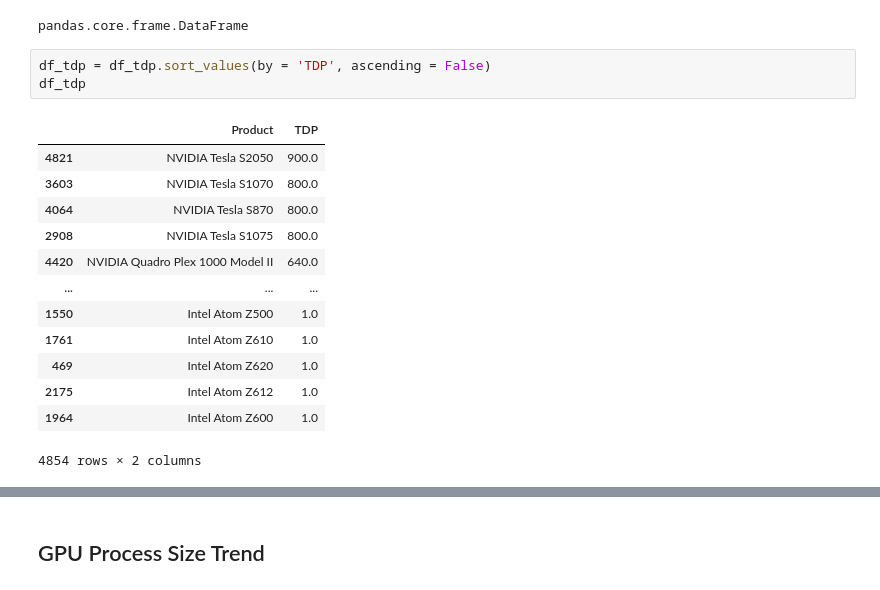
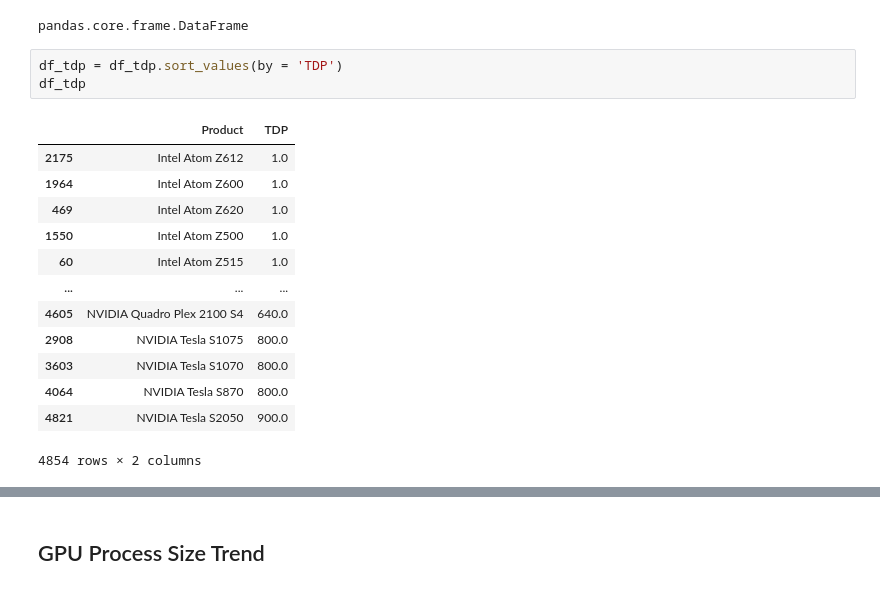
Before and after one commit to qelzli/MATHEDA-V-TOLENTINO, a Jupyter notebook: WK7 Data Visualization/Exercise/WK7-Data-Visualization.ipynb, the cells around one changed output, grey strips where cells are left out. Drawn from its saved outputs; the diff is of its cells as text.

```diff
--- a/WK7 Data Visualization/Exercise/WK7-Data-Visualization.ipynb
+++ b/WK7 Data Visualization/Exercise/WK7-Data-Visualization.ipynb
@@ -137,21 +137,21 @@ type(df_tdp)
 # %% [output]
 pandas.core.frame.DataFrame
 # %%
-df_tdp = df_tdp.sort_values(by = 'TDP', ascending = False)
+df_tdp = df_tdp.sort_values(by = 'TDP')
 df_tdp
 # %% [output]
 |  | Product | TDP |
-| 4821 | NVIDIA Tesla S2050 | 900.0 |
+| 2175 | Intel Atom Z612 | 1.0 |
+| 1964 | Intel Atom Z600 | 1.0 |
+| 469 | Intel Atom Z620 | 1.0 |
+| 1550 | Intel Atom Z500 | 1.0 |
+| 60 | Intel Atom Z515 | 1.0 |
+| ... | ... | ... |
+| 4605 | NVIDIA Quadro Plex 2100 S4 | 640.0 |
+| 2908 | NVIDIA Tesla S1075 | 800.0 |
 | 3603 | NVIDIA Tesla S1070 | 800.0 |
 | 4064 | NVIDIA Tesla S870 | 800.0 |
-| 2908 | NVIDIA Tesla S1075 | 800.0 |
-| 4420 | NVIDIA Quadro Plex 1000 Model II | 640.0 |
-| ... | ... | ... |
-| 1550 | Intel Atom Z500 | 1.0 |
-| 1761 | Intel Atom Z610 | 1.0 |
-| 469 | Intel Atom Z620 | 1.0 |
-| 2175 | Intel Atom Z612 | 1.0 |
-| 1964 | Intel Atom Z600 | 1.0 |
+| 4821 | NVIDIA Tesla S2050 | 900.0 |
 4854 rows × 2 columns
 # %%
 df_tdp = df_tdp.head(10)
```
Also changed, not shown: parts of 2 cells of this notebook, 2 other files.
